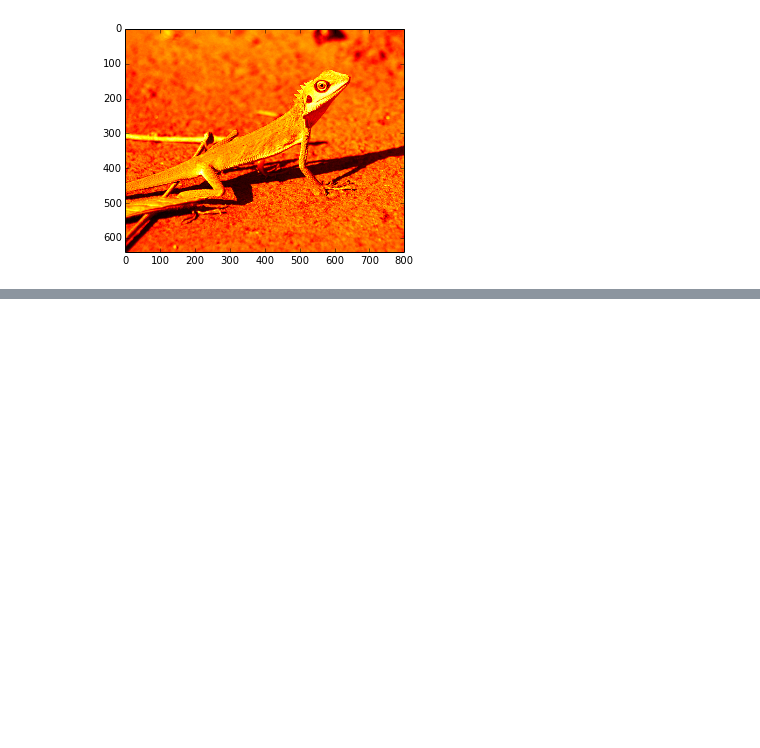
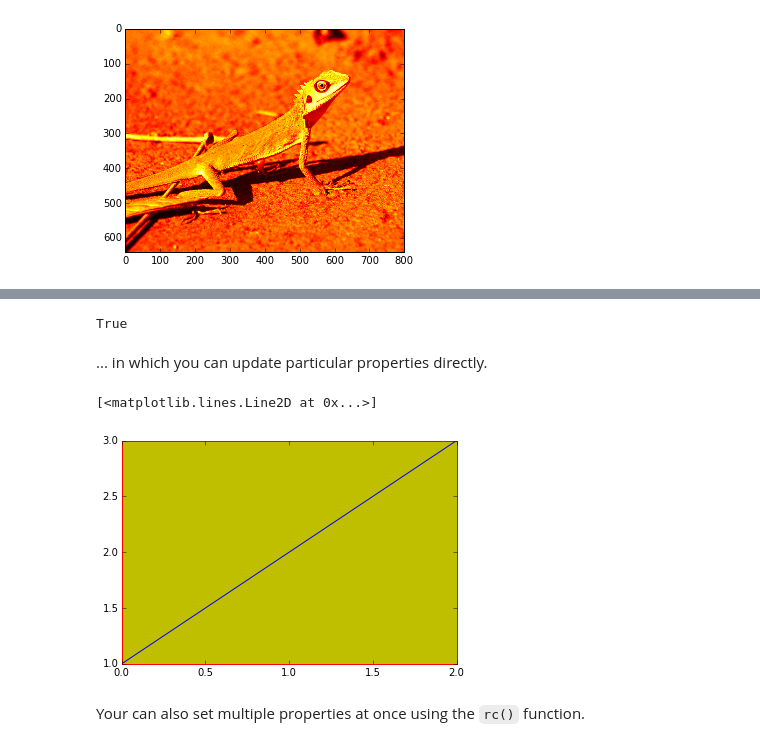
Before and after one commit to smwahl/thw_matplotlib_presentation, a Jupyter notebook: thw_matplotlib_tutorial.ipynb, the cells around one changed output, grey strips where cells are left out. Saved outputs shown, nothing was run; the diff lists cells and outputs as text; code cells hidden in the pictures; blank space fills up the shorter version.

```diff
--- a/thw_matplotlib_tutorial.ipynb
+++ b/thw_matplotlib_tutorial.ipynb
@@ -454,0 +481,2 @@ plt.imshow(img[..., 0], cmap=plt.cm.hot)
+# %%
+mpl.rcParams
@@ -454,0 +501,16 @@ plt.imshow(img[..., 0], cmap=plt.cm.hot)
+# %%
+isinstance(mpl.rcParams,dict)
+# %% [output]
+True
+# %% [markdown]
+... in which you can update particular properties directly.
+# %%
+mpl.rcParams['axes.edgecolor'] = 'r'
+mpl.rcParams['axes.facecolor'] = 'y'
+
+plt.plot([1,2,3])
+# %% [output]
+[<matplotlib.lines.Line2D at 0x...>]
+[figure, added]
+# %% [markdown]
+Your can also set multiple properties at once using the `rc()` function.
```
Also changed, not shown: parts of 33 cells of this notebook, 1 other file.
